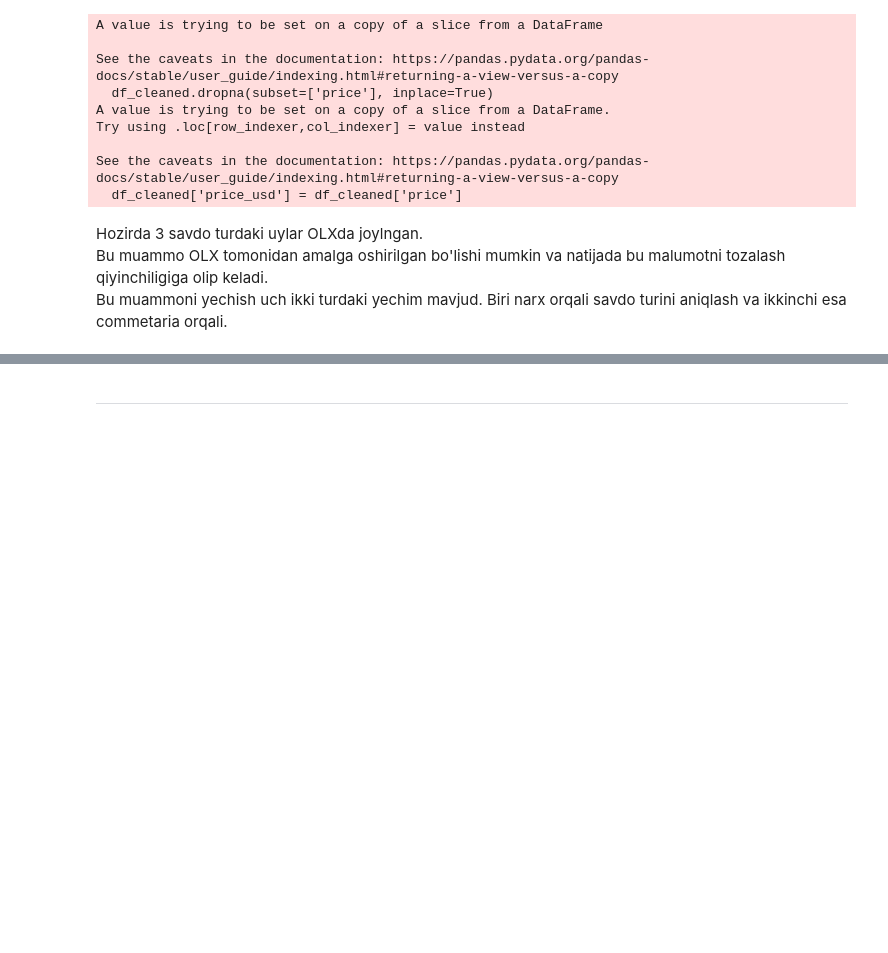
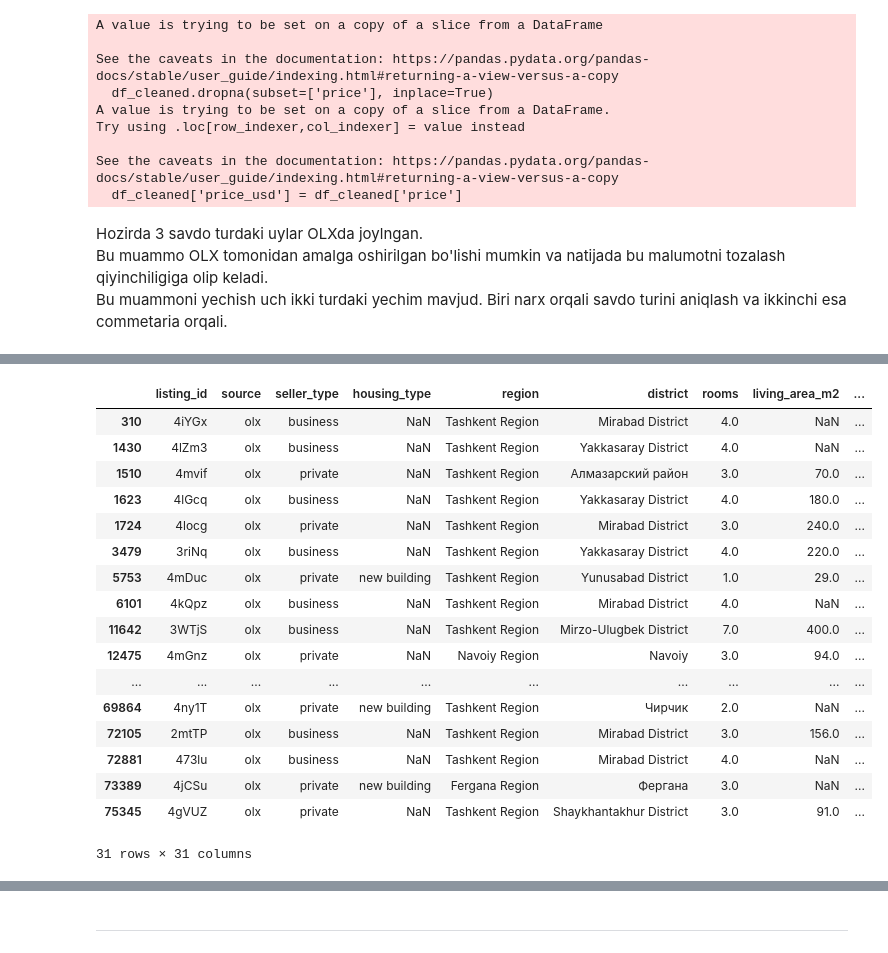
Before and after one commit to Javoh20111/Tashkent-apartment-analysis, a Jupyter notebook: notebooks/1_data_cleaning.ipynb, the cells around one changed output, grey strips where cells are left out. Saved outputs shown, nothing was run; the diff lists cells and outputs as text; code cells hidden in the pictures; blank space fills up the shorter version.

```diff
--- a/notebooks/1_data_cleaning.ipynb
+++ b/notebooks/1_data_cleaning.ipynb
@@ -291,0 +308,21 @@ Bu muammoni yechish uch ikki turdaki yechim mavjud. Biri narx orqali savdo turin
+# %%
+df_cleaned[(df_cleaned['price_usd'] > 3000) & (df_cleaned['price_usd'] < 5000)]
+# %% [output]
+|  | listing_id | source | seller_type | housing_type | region | district | rooms | living_area_m2 | ... |
+| 310 | 4iYGx | olx | business | NaN | Tashkent Region | Mirabad District | 4.0 | NaN | ... |
+| 1430 | 4lZm3 | olx | business | NaN | Tashkent Region | Yakkasaray District | 4.0 | NaN | ... |
+| 1510 | 4mvif | olx | private | NaN | Tashkent Region | Алмазарский район | 3.0 | 70.0 | ... |
+| 1623 | 4lGcq | olx | business | NaN | Tashkent Region | Yakkasaray District | 4.0 | 180.0 | ... |
+| 1724 | 4locg | olx | private | NaN | Tashkent Region | Mirabad District | 3.0 | 240.0 | ... |
+| 3479 | 3riNq | olx | business | NaN | Tashkent Region | Yakkasaray District | 4.0 | 220.0 | ... |
+| 5753 | 4mDuc | olx | private | new building | Tashkent Region | Yunusabad District | 1.0 | 29.0 | ... |
+| 6101 | 4kQpz | olx | business | NaN | Tashkent Region | Mirabad District | 4.0 | NaN | ... |
+| 11642 | 3WTjS | olx | business | NaN | Tashkent Region | Mirzo-Ulugbek District | 7.0 | 400.0 | ... |
+| 12475 | 4mGnz | olx | private | NaN | Navoiy Region | Navoiy | 3.0 | 94.0 | ... |
+| ... | ... | ... | ... | ... | ... | ... | ... | ... | ... |
+| 69864 | 4ny1T | olx | private | new building | Tashkent Region | Чирчик | 2.0 | NaN | ... |
+| 72105 | 2mtTP | olx | business | NaN | Tashkent Region | Mirabad District | 3.0 | 156.0 | ... |
+| 72881 | 473lu | olx | business | NaN | Tashkent Region | Mirabad District | 4.0 | NaN | ... |
+| 73389 | 4jCSu | olx | private | new building | Fergana Region | Фергана | 3.0 | NaN | ... |
+| 75345 | 4gVUZ | olx | private | NaN | Tashkent Region | Shaykhantakhur District | 3.0 | 91.0 | ... |
+31 rows × 31 columns
```
Also changed, not shown: parts of 29 cells of this notebook, 1 other file.
